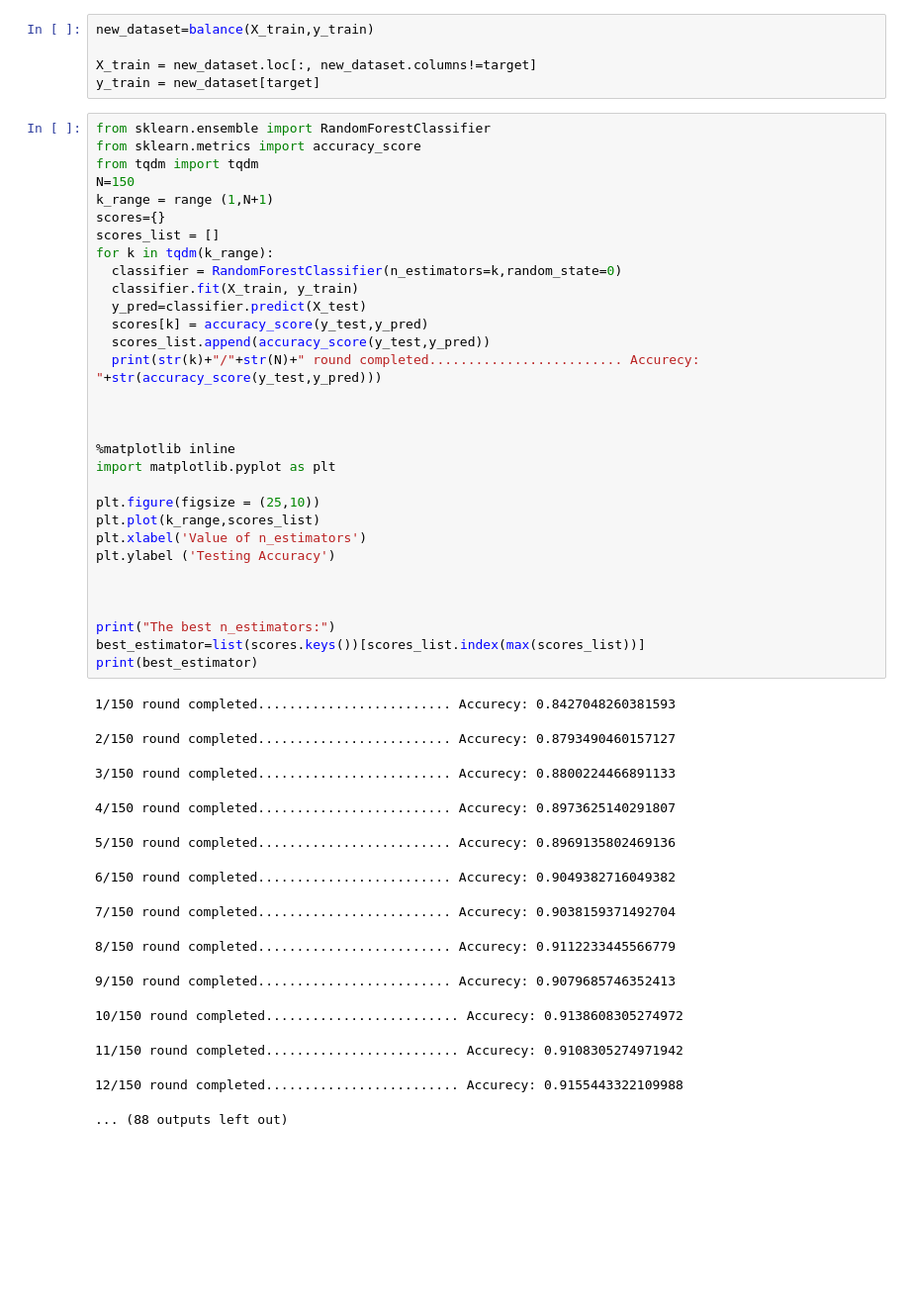
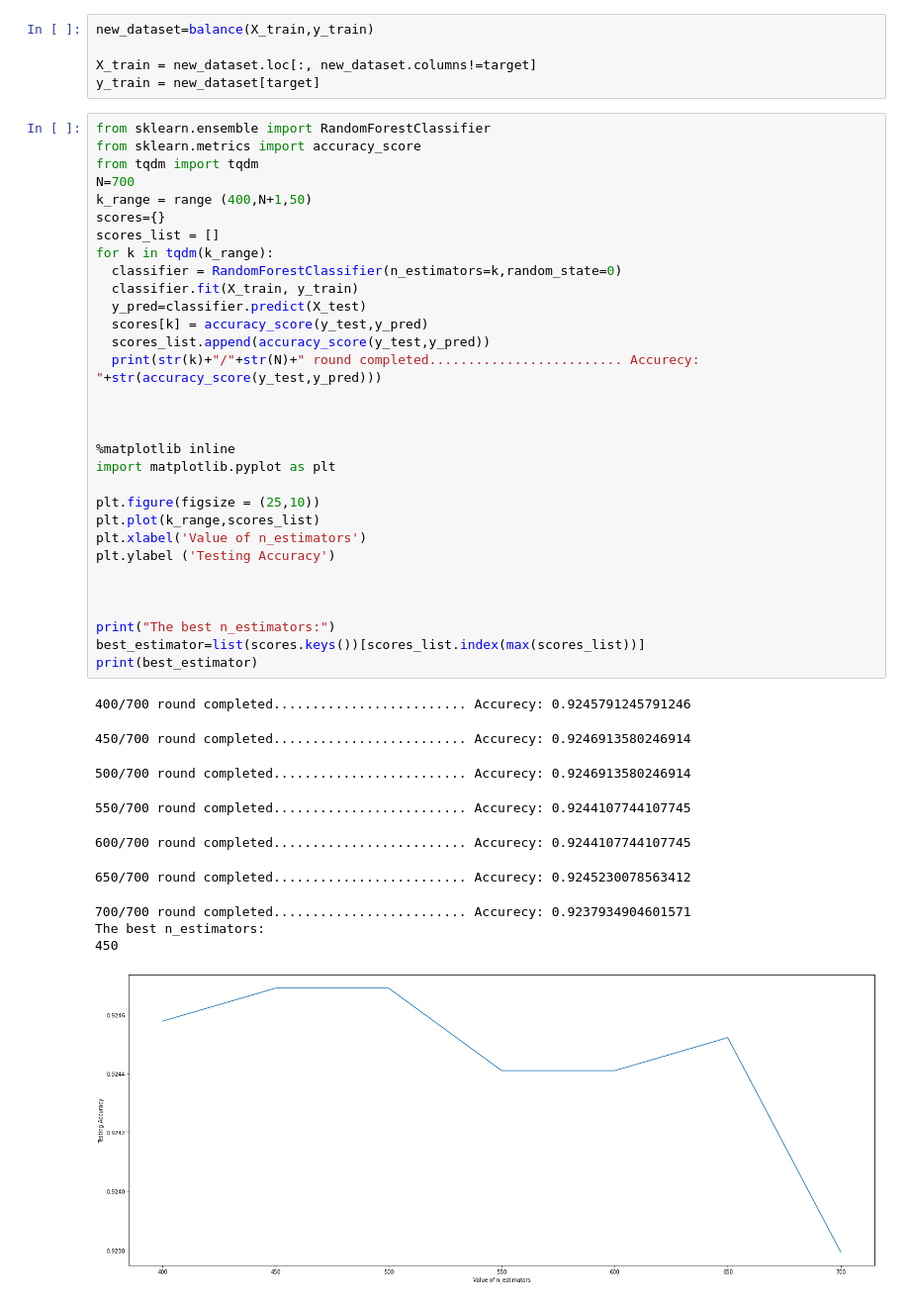
Before and after one commit to RafsanJany-44/Research-NREM-REM, a Jupyter notebook: Final_Res__RF_Tunning.ipynb, the cells around one changed output. Shown: that part at 99% size. Cells and saved outputs as stored; diff of their text form; blank space fills up the shorter version.

```diff
--- a/Final_Res__RF_Tunning.ipynb
+++ b/Final_Res__RF_Tunning.ipynb
@@ -66,48 +66,45 @@ y_train = new_dataset[target]
 # %%
 from sklearn.ensemble import RandomForestClassifier
 from sklearn.metrics import accuracy_score
 from tqdm import tqdm
-N=150
-k_range = range (1,N+1)
+N=700
+k_range = range (400,N+1,50)
 scores={}
 scores_list = []
 for k in tqdm(k_range):
   classifier = RandomForestClassifier(n_estimators=k,random_state=0)
   classifier.fit(X_train, y_train)
   y_pred=classifier.predict(X_test)
   scores[k] = accuracy_score(y_test,y_pred)
   scores_list.append(accuracy_score(y_test,y_pred))
   print(str(k)+"/"+str(N)+" round completed......................... Accurecy: "+str(accuracy_score(y_test,y_pred)))
 
 
 
 %matplotlib inline
 import matplotlib.pyplot as plt
 
 plt.figure(figsize = (25,10))
 plt.plot(k_range,scores_list)
 plt.xlabel('Value of n_estimators')
 plt.ylabel ('Testing Accuracy')
 
 
 
 print("The best n_estimators:")
 best_estimator=list(scores.keys())[scores_list.index(max(scores_list))]
 print(best_estimator)
 # %% [output]
-1/150 round completed......................... Accurecy: 0.8427048260381593
+400/700 round completed......................... Accurecy: 0.9245791245791246
-2/150 round completed......................... Accurecy: 0.8793490460157127
+450/700 round completed......................... Accurecy: 0.9246913580246914
-3/150 round completed......................... Accurecy: 0.8800224466891133
+500/700 round completed......................... Accurecy: 0.9246913580246914
-4/150 round completed......................... Accurecy: 0.8973625140291807
+550/700 round completed......................... Accurecy: 0.9244107744107745
-5/150 round completed......................... Accurecy: 0.8969135802469136
+600/700 round completed......................... Accurecy: 0.9244107744107745
-6/150 round completed......................... Accurecy: 0.9049382716049382
+650/700 round completed......................... Accurecy: 0.9245230078563412
-7/150 round completed......................... Accurecy: 0.9038159371492704
+700/700 round completed......................... Accurecy: 0.9237934904601571
+The best n_estimators:
+450
-8/150 round completed......................... Accurecy: 0.9112233445566779
-9/150 round completed......................... Accurecy: 0.9079685746352413
-10/150 round completed......................... Accurecy: 0.9138608305274972
-11/150 round completed......................... Accurecy: 0.9108305274971942
-12/150 round completed......................... Accurecy: 0.9155443322109988
-... (88 outputs left out)
+[figure, added]
 # %%
 from sklearn.ensemble import RandomForestClassifier
 from sklearn.metrics import accuracy_score
```
Also changed, not shown: parts of 5 cells of this notebook.
